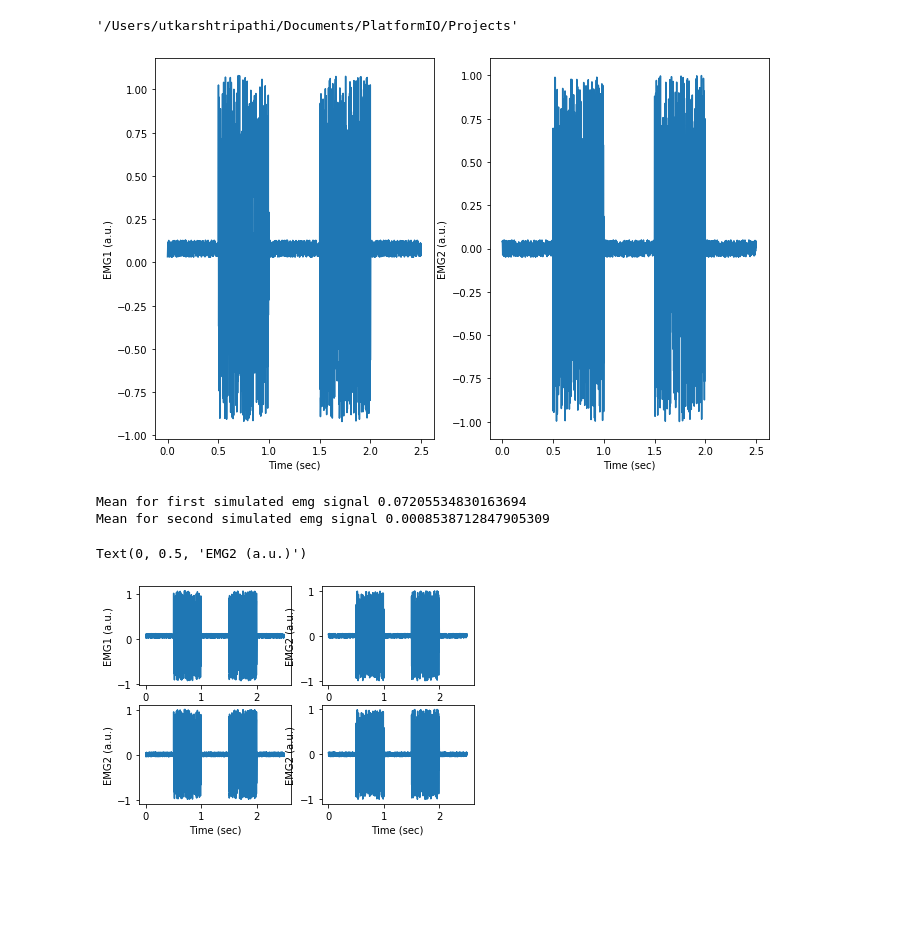
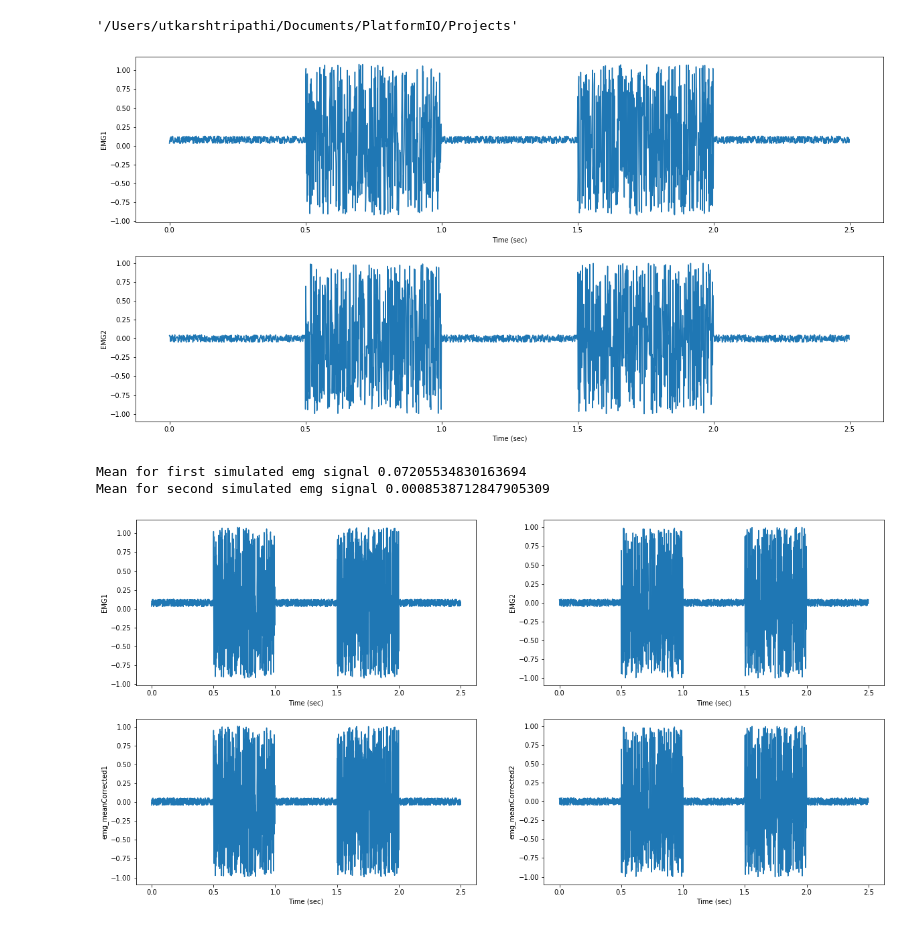
Before and after one commit to redgene/EMG_SignalAnalysis, a Jupyter notebook: EMG_SignalAnalysis_Python.ipynb, the cells around one changed output. Cells and saved outputs as stored; diff of their text form; code cells hidden in the pictures; blank space fills up the shorter version.

```diff
--- a/EMG_SignalAnalysis_Python.ipynb
+++ b/EMG_SignalAnalysis_Python.ipynb
@@ -33,26 +33,21 @@ time = np.array([i/1000 for i in range(0, len(emg1), 1)]) # sampling rate 1000 H
 # %%
 # plot EMG1 signal
 fig = plt.figure()
 
-plt.subplot(1,2,1)
+plt.subplot(2,1,1)
 plt.plot(time, emg1)
 plt.xlabel('Time (sec)')
-plt.ylabel('EMG1 (a.u.)')
+plt.ylabel('EMG1')
 
-fig_name = 'emg1.png'
-fig.set_size_inches(w=11,h=7)
-fig.savefig(fig_name)
-
-plt.subplot(1,2,2)
+plt.subplot(2,1,2)
 plt.plot(time, emg2)
 plt.xlabel('Time (sec)')
-plt.ylabel('EMG2 (a.u.)')
+plt.ylabel('EMG2')
 
-fig_name = 'emg2.png'
-fig.set_size_inches(w=11,h=7)
-fig.savefig(fig_name)
+fig.set_size_inches(w=20,h=10)
+# fig.savefig('emg2.png')
 # %% [output]
-[figure, old version]
+[figure, new version]
 # %%
 # Baseline offset is not zero, solving:
 # %whos # for checking variables
@@ -72,25 +67,26 @@ fig = plt.figure()
 plt.subplot(2,2,1)
 plt.plot(time, emg1)
 plt.xlabel('Time (sec)')
-plt.ylabel('EMG1 (a.u.)')
+plt.ylabel('EMG1')
 
 plt.subplot(2,2,2)
 plt.plot(time, emg2)
 plt.xlabel('Time (sec)')
-plt.ylabel('EMG2 (a.u.)')
+plt.ylabel('EMG2')
 
 plt.subplot(2,2,3)
 plt.plot(time, emg_meanCorrected1)
 plt.xlabel('Time (sec)')
-plt.ylabel('EMG2 (a.u.)')
+plt.ylabel('emg_meanCorrected1')
 
 plt.subplot(2,2,4)
 plt.plot(time, emg_meanCorrected2)
 plt.xlabel('Time (sec)')
-plt.ylabel('EMG2 (a.u.)')
+plt.ylabel('emg_meanCorrected2')
+
+fig.set_size_inches(w=20,h=10)
 # %% [output]
-Text(0, 0.5, 'EMG2 (a.u.)')
-[figure, old version]
+[figure, new version]
 # %%
 ### Python fft testing with only sine wave to create the right fft
 
```
Also changed, not shown: parts of 6 cells of this notebook, 6 other files.
